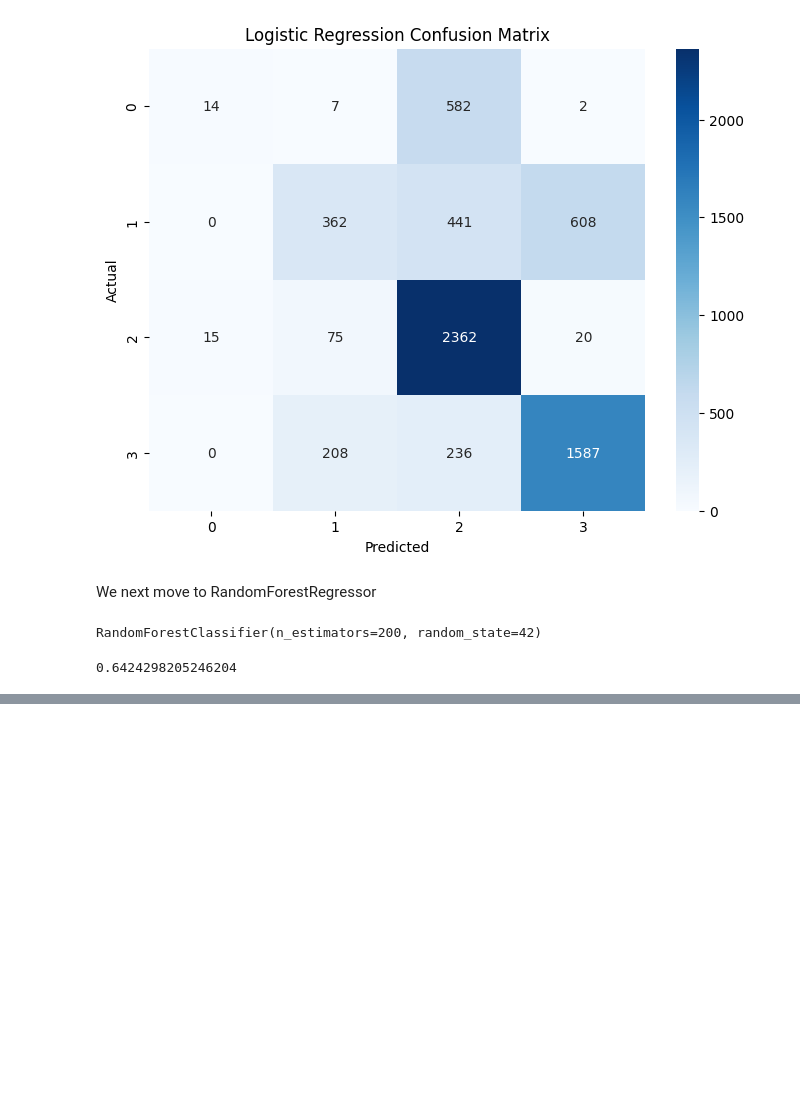
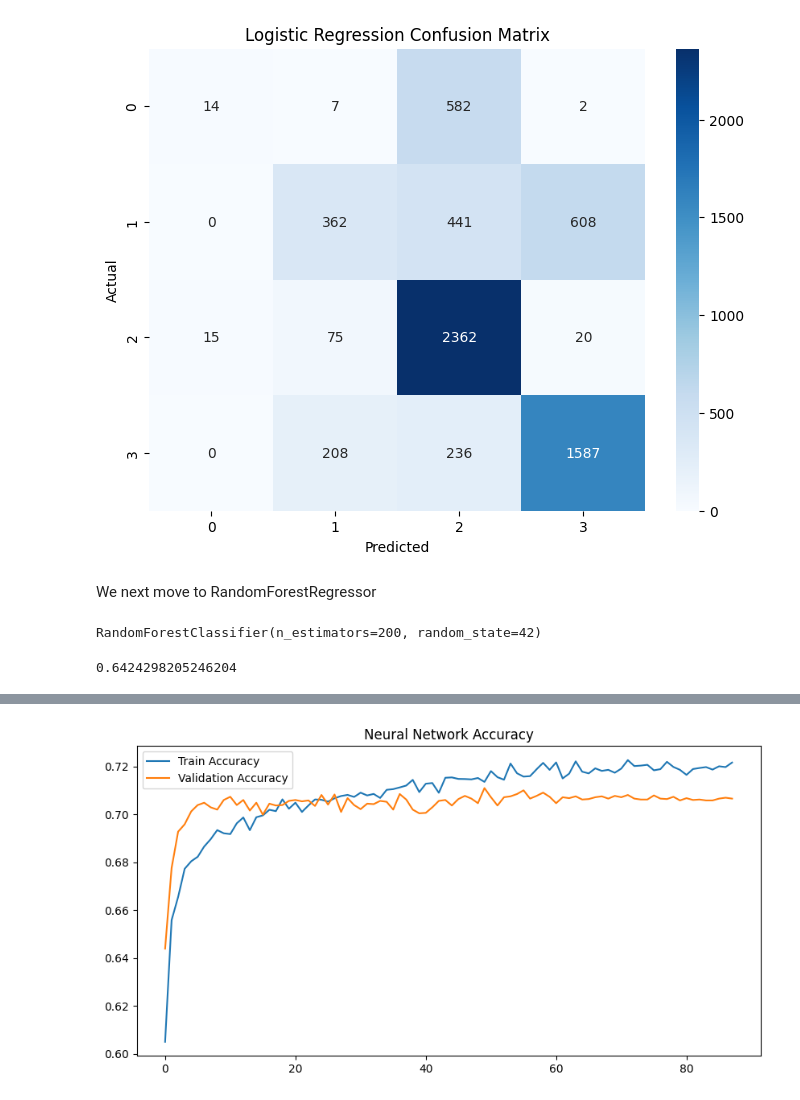
Before and after one commit to vishweshkhandareiitb-creator/ITSP-DataNexus, a Jupyter notebook: ml_pipeline.ipynb, the cells around one changed output, grey strips where cells are left out. Drawn from its saved outputs; the diff is of its cells as text; code cells hidden in the pictures; blank space fills up the shorter version.

```diff
--- a/ml_pipeline.ipynb
+++ b/ml_pipeline.ipynb
@@ -254,0 +1597,4 @@ accuracy_score(
+# %%
+input_dim = X_train_scaled.shape[1]
+
+print(input_dim)
@@ -254,0 +1679,19 @@ accuracy_score(
+# %%
+history = nn_model.fit(
+
+    X_train_scaled,
+    y_train_nn,
+
+    validation_split=0.20,
+
+    epochs=100,
+
+    batch_size=256,
+
+    callbacks=[
+        early_stopping,
+        reduce_lr
+    ],
+
+    verbose=1
+)
@@ -254,0 +1716,24 @@ accuracy_score(
+# %%
+import matplotlib.pyplot as plt
+
+plt.figure(figsize=(10,5))
+
+plt.plot(
+    history.history["accuracy"],
+    label="Train Accuracy"
+)
+
+plt.plot(
+    history.history["val_accuracy"],
+    label="Validation Accuracy"
+)
+
+plt.legend()
+
+plt.title(
+    "Neural Network Accuracy"
+)
+
+plt.show()
+# %% [output]
+[figure, added]
```
Also changed, not shown: parts of 195 cells of this notebook.
